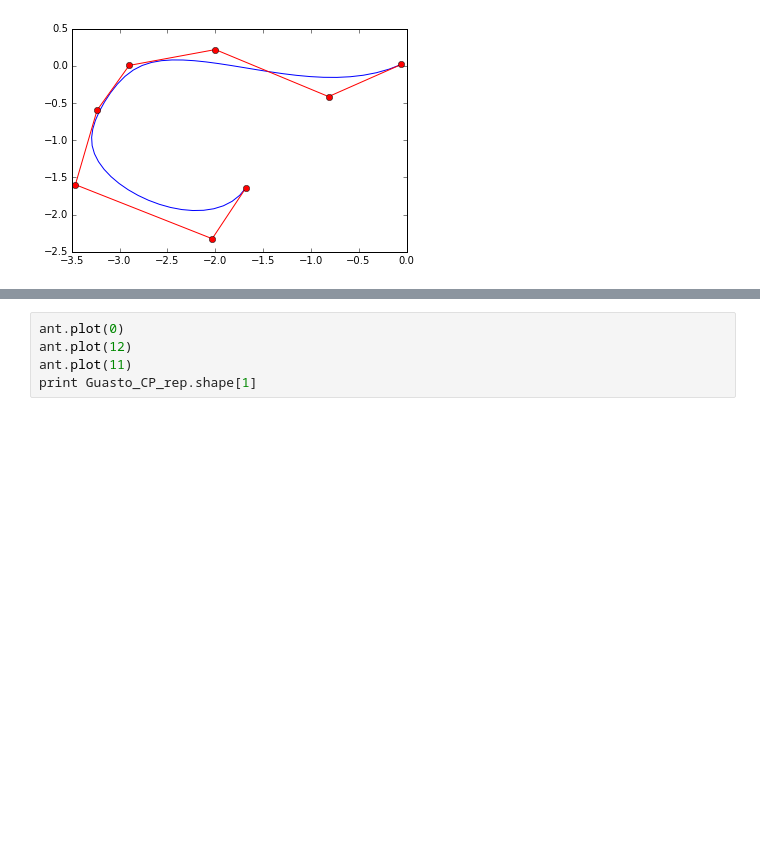
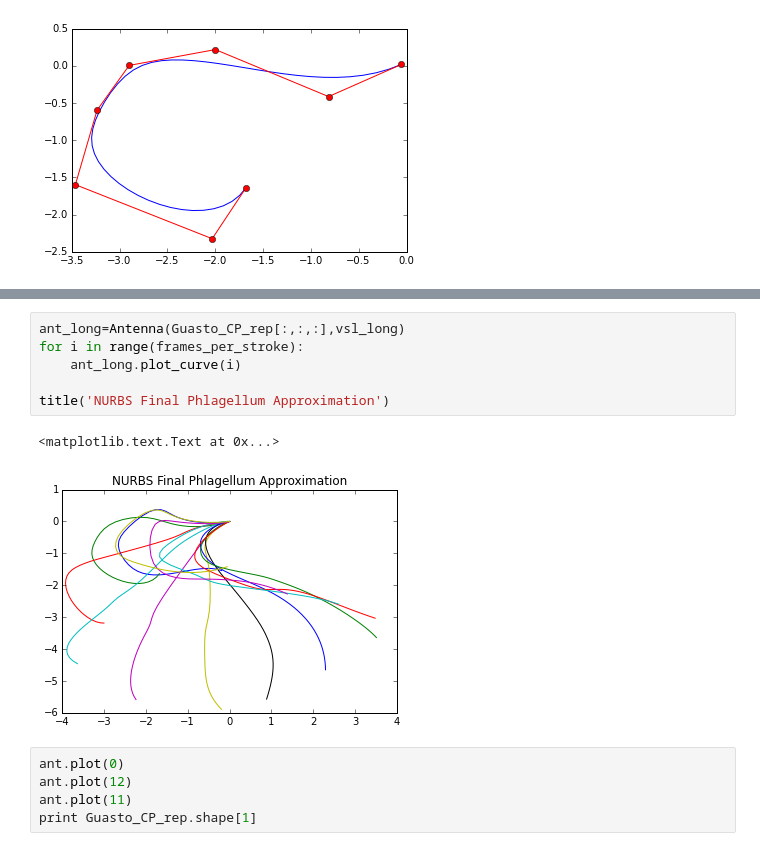
Before and after one commit to nicola-giuliani/ePICURE, a Jupyter notebook: Guasto.ipynb, the cells around one changed output, grey strips where cells are left out. Drawn from its saved outputs; the diff is of its cells as text; blank space fills up the shorter version.

```diff
--- a/Guasto.ipynb
+++ b/Guasto.ipynb
@@ -106,3 +138,12 @@ for i in range(frames_per_stroke):
+# %%
+ant_long=Antenna(Guasto_CP_rep[:,:,:],vsl_long)
+for i in range(frames_per_stroke):
+    ant_long.plot_curve(i)
+
+title('NURBS Final Phlagellum Approximation')
+# %% [output]
+<matplotlib.text.Text at 0x...>
+[figure, added]
 # %%
 ant.plot(0)
 ant.plot(12)
```
Also changed, not shown: parts of 4 cells of this notebook.
